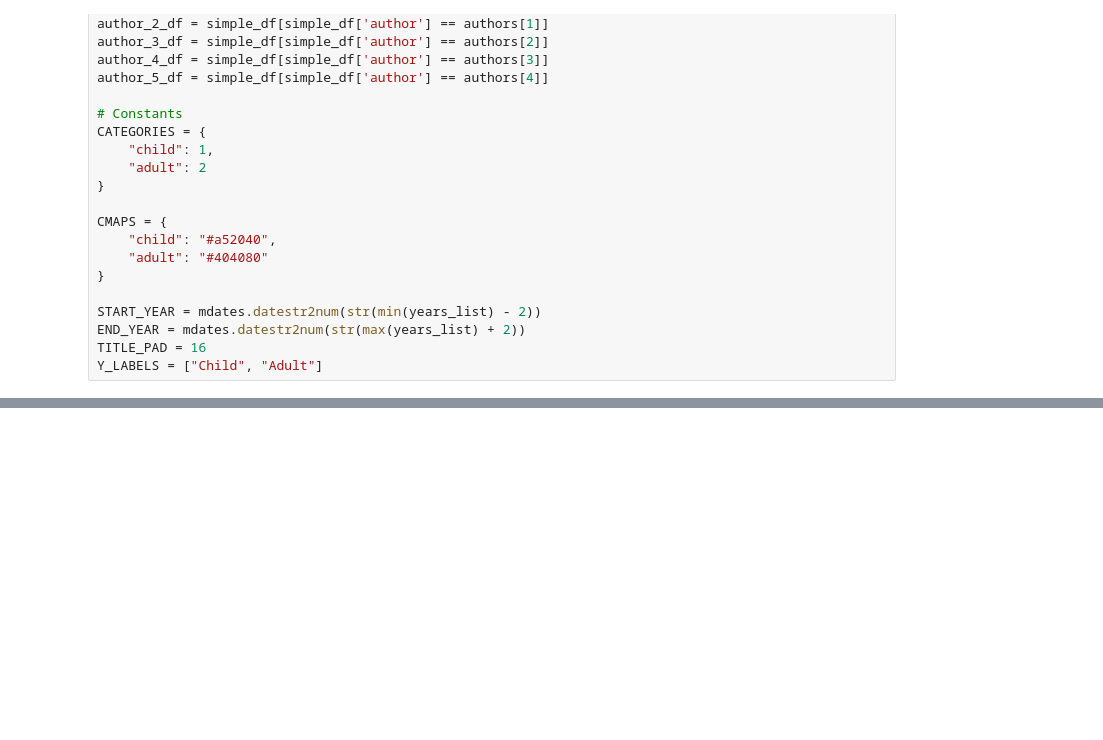
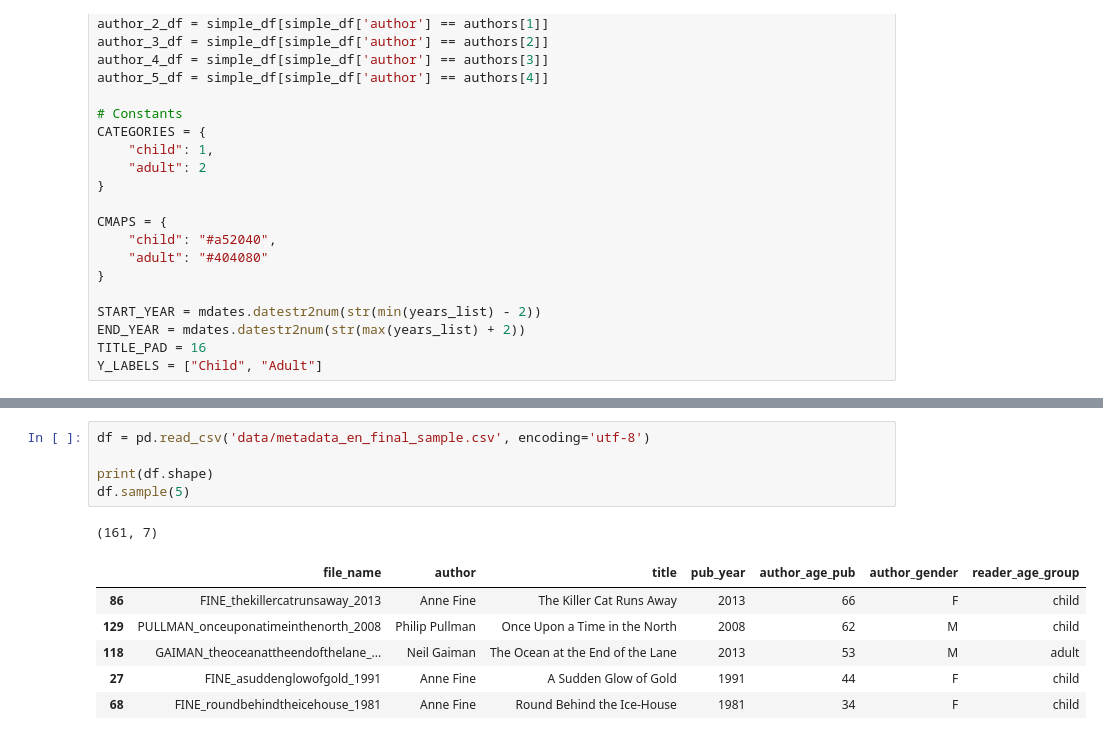
Before and after one commit to dimboump/crosswriters, a Jupyter notebook: 0-get_english_corpus.ipynb, the cells around one changed output, grey strips where cells are left out. Saved outputs shown, nothing was run; the diff lists cells and outputs as text; blank space fills up the shorter version.

```diff
--- a/0-get_english_corpus.ipynb
+++ b/0-get_english_corpus.ipynb
@@ -657,0 +668,13 @@ plt.show()
+# %%
+df = pd.read_csv('data/metadata_en_final_sample.csv', encoding='utf-8')
+
+print(df.shape)
+df.sample(5)
+# %% [output]
+(161, 7)
+|  | file_name | author | title | pub_year | author_age_pub | author_gender | reader_age_group |
+| 86 | FINE_thekillercatrunsaway_2013 | Anne Fine | The Killer Cat Runs Away | 2013 | 66 | F | child |
+| 129 | PULLMAN_onceuponatimeinthenorth_2008 | Philip Pullman | Once Upon a Time in the North | 2008 | 62 | M | child |
+| 118 | GAIMAN_theoceanattheendofthelane_... | Neil Gaiman | The Ocean at the End of the Lane | 2013 | 53 | M | adult |
+| 27 | FINE_asuddenglowofgold_1991 | Anne Fine | A Sudden Glow of Gold | 1991 | 44 | F | child |
+| 68 | FINE_roundbehindtheicehouse_1981 | Anne Fine | Round Behind the Ice-House | 1981 | 34 | F | child |
```
Also changed, not shown: parts of 19 cells of this notebook, 1 other file.
